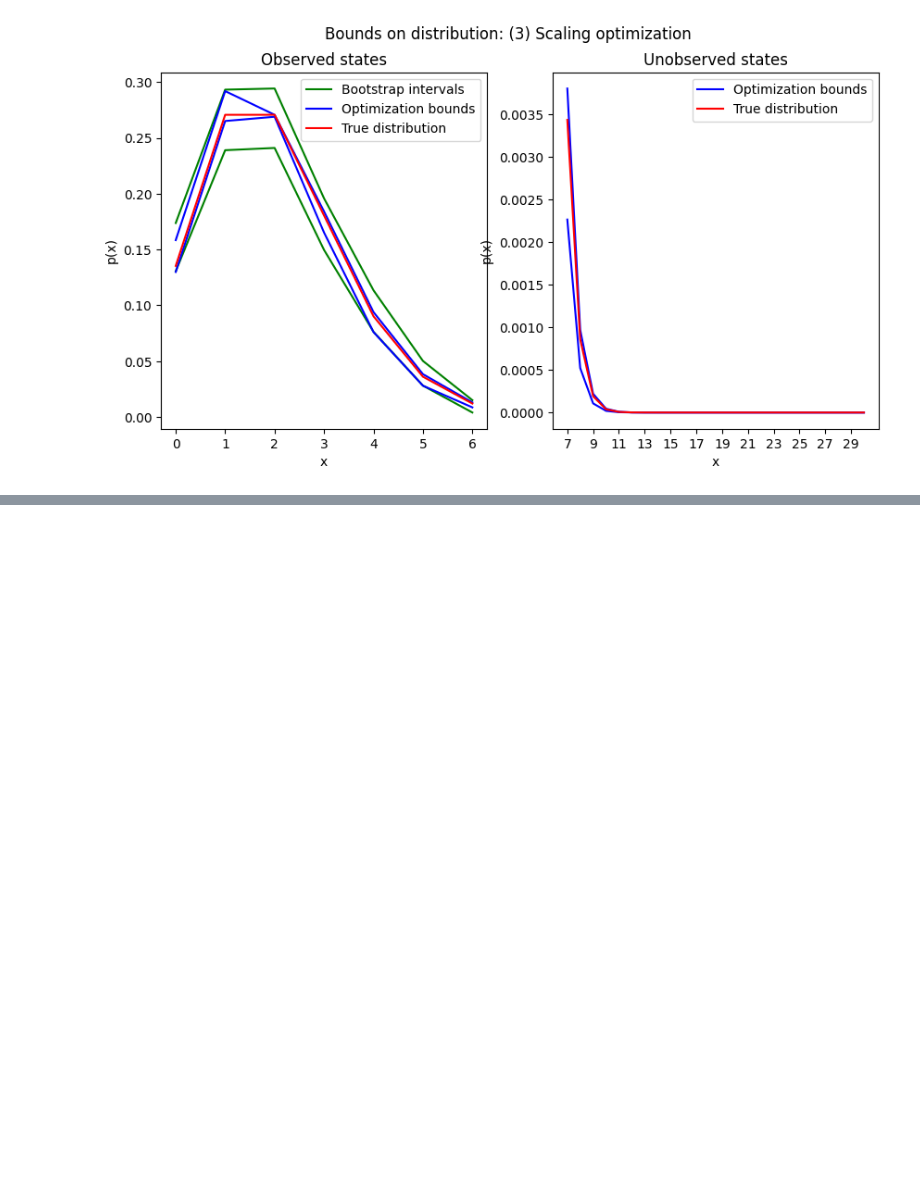
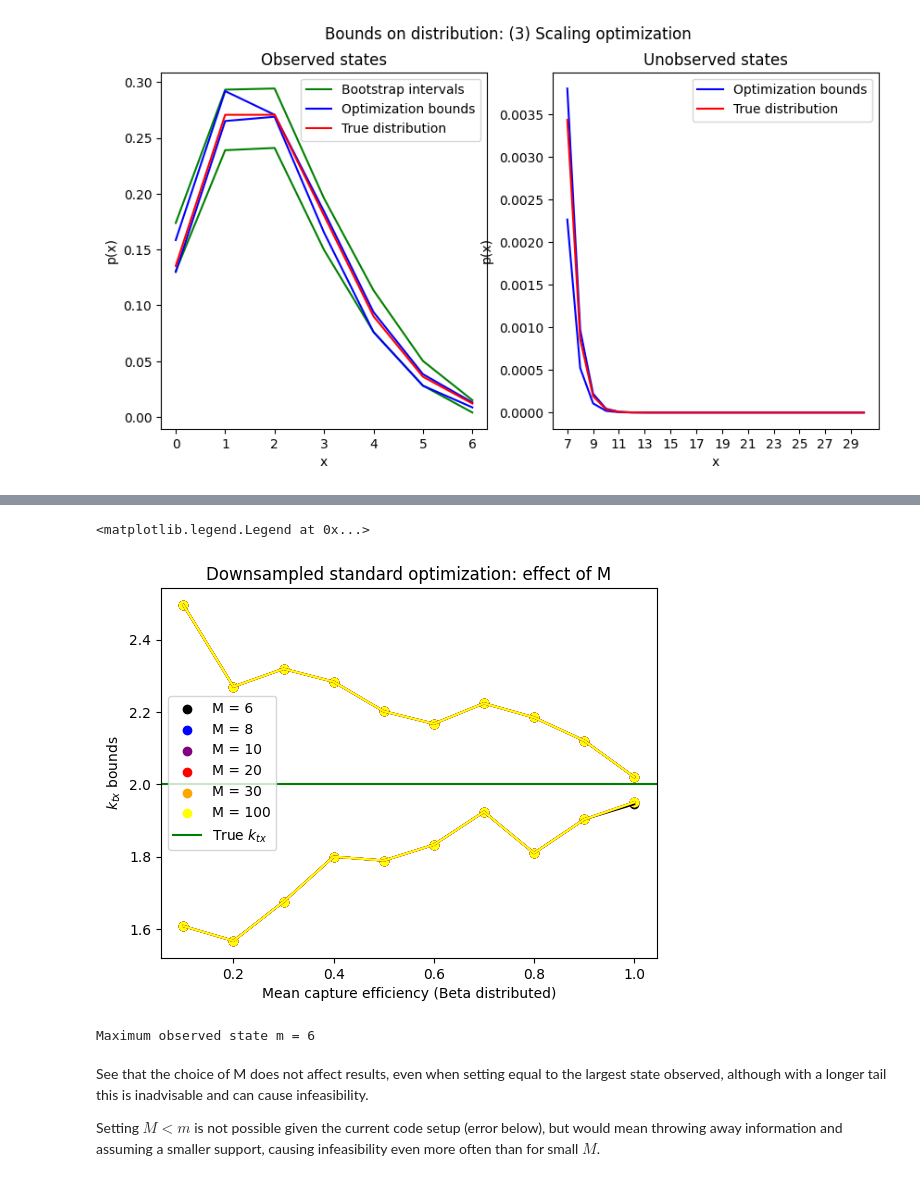
Before and after one commit to willjgh/M5R, a Jupyter notebook: Interaction/Bootstrap-Experiments/capture_scaling.ipynb, the cells around one changed output, grey strips where cells are left out. Saved outputs shown, nothing was run; the diff lists cells and outputs as text; code cells hidden in the pictures; blank space fills up the shorter version.

Commit message:
Investigation of downsampled scaling method and the effects of capture efficiency, M and unobserved mass bounds

```diff
--- a/Interaction/Bootstrap-Experiments/capture_scaling.ipynb
+++ b/Interaction/Bootstrap-Experiments/capture_scaling.ipynb
@@ -781,11 +672,0 @@ for i, mean_capture in enumerate(mean_capture_range):
-# %%
-m = 10
-for i, mean_capture in enumerate(mean_capture_range):
-    plt.plot(umubs[:m], np.log(bounds[i, 0, :m]), color=colours[i % 8], label=f"mean = {mean_capture}")
-    plt.plot(umubs[:m], np.log(bounds[i, 1, :m]), color=colours[i % 8])
-
-plt.axhline(np.log(k), color="green", label=r"True $k_{tx}$")
-plt.xlabel("Unobserved mass upper bound")
-plt.ylabel(r"(log) $k_{tx}$ bounds")
-plt.title("Downsampled scaling bounds")
-plt.legend()
@@ -906,0 +796,23 @@ plt.legend()
+# %%
+colours = ["black", "blue", "purple", "red", "orange", "yellow"]
+for j, M in enumerate(M_range):
+    plt.scatter(mean_capture_range, standard_bounds_M[0, :, j], color=colours[j], label=f"M = {M}")
+    plt.scatter(mean_capture_range, standard_bounds_M[1, :, j], color=colours[j])
+    plt.plot(mean_capture_range, standard_bounds_M[0, :, j], color=colours[j])
+    plt.plot(mean_capture_range, standard_bounds_M[1, :, j], color=colours[j])
+plt.axhline(k, color="green", label=r"True $k_{tx}$")
+plt.xlabel("Mean capture efficiency (Beta distributed)")
+plt.ylabel(r"$k_{tx}$ bounds")
+plt.title("Downsampled standard optimization: effect of M")
+plt.legend()
+# %% [output]
+<matplotlib.legend.Legend at 0x...>
+[figure, added]
+# %%
+print(f"Maximum observed state m = {tmax}")
+# %% [output]
+Maximum observed state m = 6
+# %% [markdown]
+See that the choice of M does not affect results, even when setting equal to the largest state observed, although with a longer tail this is inadvisable and can cause infeasibility.
+
+Setting $M < m$ is not possible given the current code setup (error below), but would mean throwing away information and assuming a smaller support, causing infeasibility even more often than for small $M$.
```
Also changed, not shown: parts of 57 cells of this notebook.
